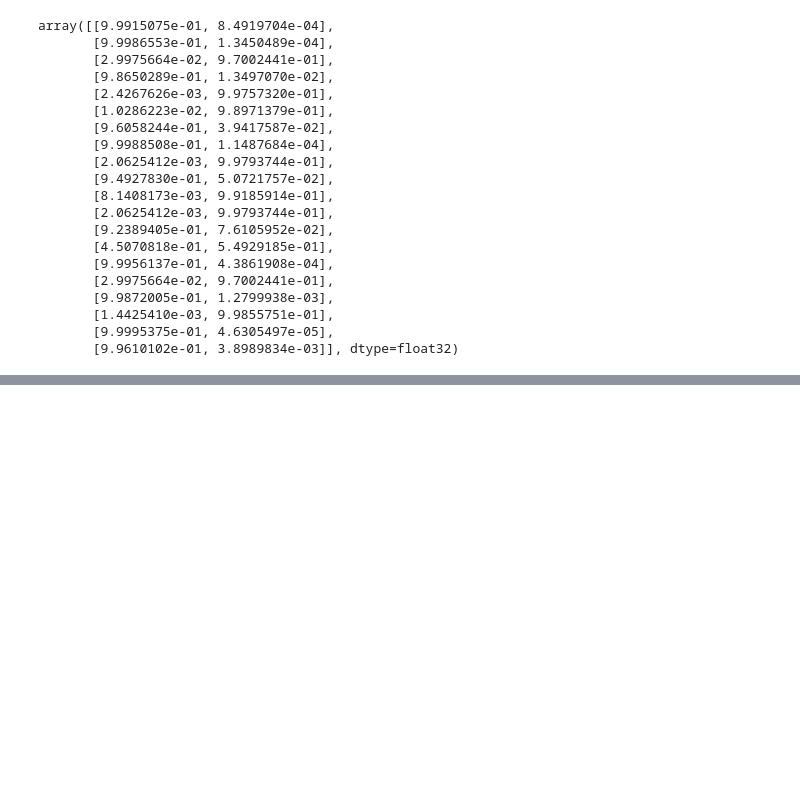
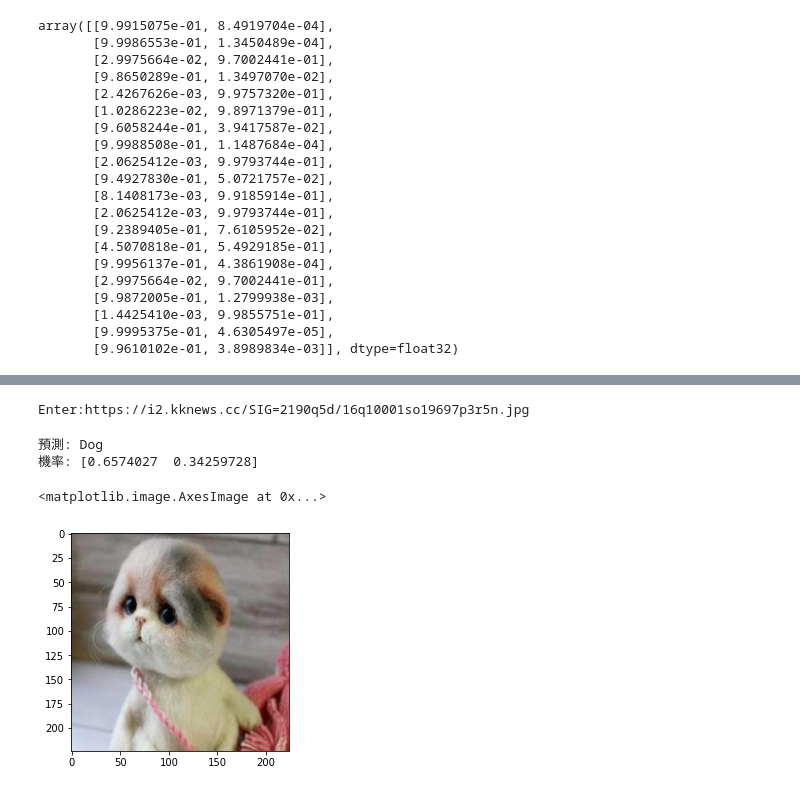
Before and after one commit to Elwing-Chou/tibaml0922, a Jupyter notebook: transfer.ipynb, the cells around one changed output, grey strips where cells are left out. Cells and saved outputs as stored; diff of their text form; code cells hidden in the pictures; blank space fills up the shorter version.

```diff
--- a/transfer.ipynb
+++ b/transfer.ipynb
@@ -194,0 +222,17 @@ array([[9.9915075e-01, 8.4919704e-04],
+# %%
+import requests
+url = input("Enter:")
+response = requests.get(url, stream=True, verify=False)
+img = Image.open(response.raw).resize((224, 224)).convert("RGB")
+img_np = preprocess_input(np.array(img).reshape(1, 224, 224, 3))
+proba = model.predict(img_np)
+ans = proba.argmax(axis=1)
+print("預測:", trans[ans[0]])
+print("機率:", proba[0])
+plt.imshow(img)
+# %% [output]
+Enter:https://i2.kknews.cc/SIG=2190q5d/16q10001so19697p3r5n.jpg
+預測: Dog
+機率: [0.6574027  0.34259728]
+<matplotlib.image.AxesImage at 0x...>
+[figure, added]
```
Also changed, not shown: parts of 2 cells of this notebook.
